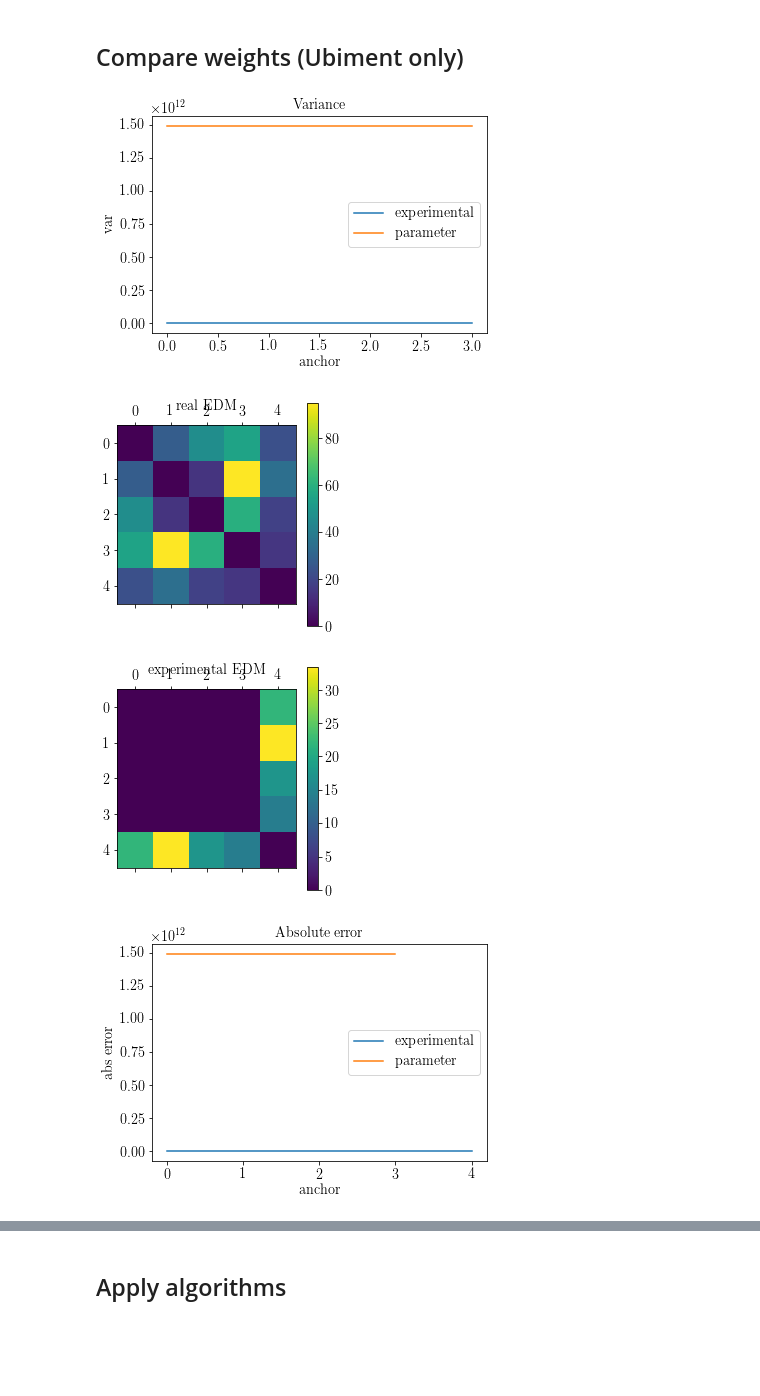
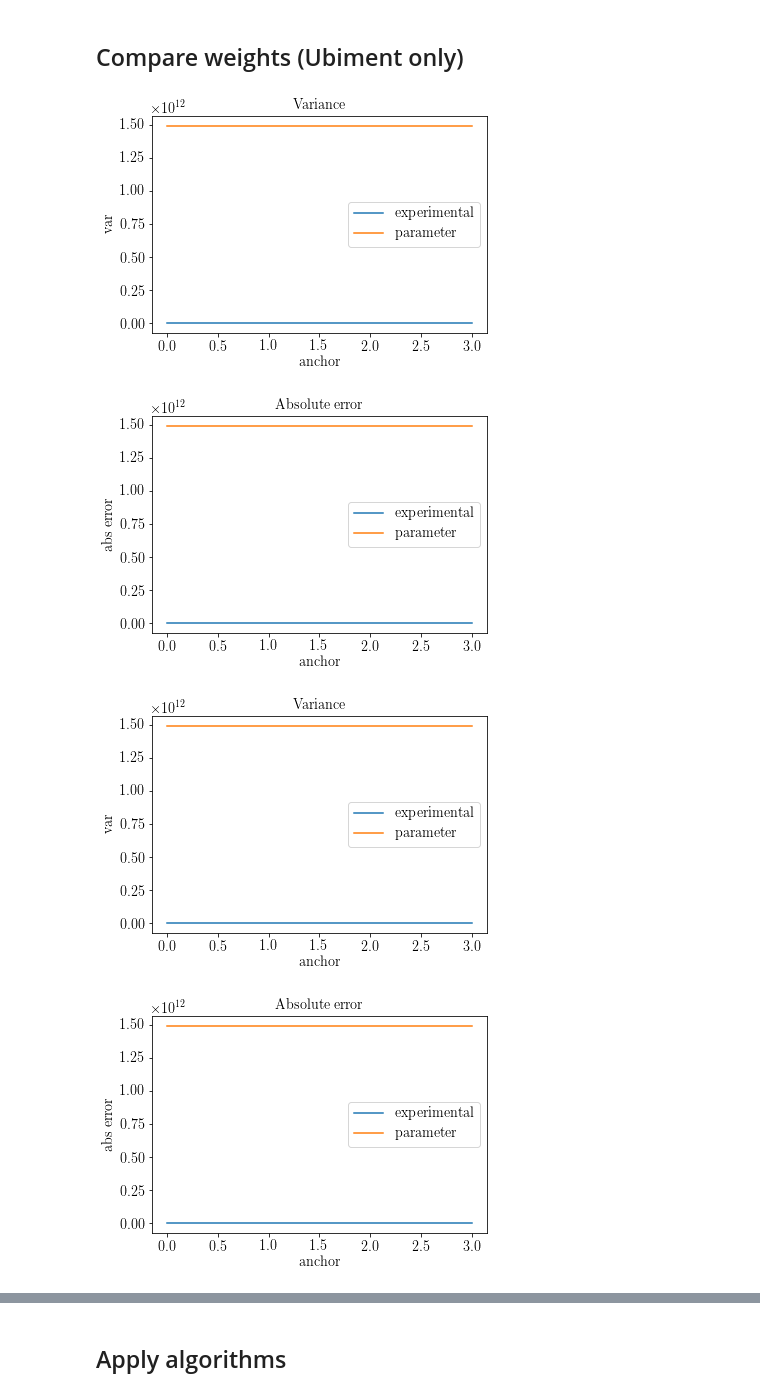
Before and after one commit to LCAV/pylocus, a Jupyter notebook: EvaluateData.ipynb, the cells around one changed output, grey strips where cells are left out. Saved outputs shown, nothing was run; the diff lists cells and outputs as text; code cells hidden in the pictures; blank space fills up the shorter version.

```diff
--- a/EvaluateData.ipynb
+++ b/EvaluateData.ipynb
@@ -69,24 +12,24 @@ for i in range(n_positions):
 # %%
 import plots_cti as plots
-from experiments import read_experimental_data
-from experiments import N_POSITIONS
+from experiments import read_experimental_data,N_POSITIONS
 
+tool = 'Pozyx'
+#tool = 'Ubiment'
 april_tag_id = 333
 pozyx_tag_id = 28486
 
-# Pozyx
-path = 'data/Pozyx/Static/'
-name = 'pozyx_data_P{}.csv'
-runs = [0]
-tag_ids = [pozyx_tag_id]
-weighted = False
-
-# Ubiment
-#path = 'data/Ubiment/Static/'
-#name = 'data_P{}_{}.csv'
-#runs = [1,2]
-#tag_ids = [april_tag_id, pozyx_tag_id]
-#weighted = True
+if tool == 'Pozyx':
+    path = 'data/Pozyx/Static/'
+    name = 'pozyx_data_P{}.csv'
+    runs = [0]
+    tag_ids = [pozyx_tag_id]
+    weighted = False
+elif tool == 'Ubiment':
+    path = 'data/Ubiment/Static/'
+    name = 'data_P{}_{}.csv'
+    runs = [1,2]
+    tag_ids = [april_tag_id, pozyx_tag_id]
+    weighted = True
 
 results, anchors = read_experimental_data(path, name, runs, tag_ids, weighted)
 # %% [output]
@@ -97,35 +40,33 @@ results, anchors = read_experimental_data(path, name, runs, tag_ids, weighted)
 # %%
 from point_configuration import HeterogenousConfiguration, PointConfiguration, dm_from_edm, create_from_points, edm_from_dm
 from plots_cti import plot_matrix
 index = -1
 for result in results:
     var_exp = [np.var(d) for d in result.distances]
     var = np.delete(result.var_avg[index,:],index)
     plt.plot(var_exp, label='experimental')
     plt.plot(var, label='parameter')
     plt.title('Variance')
     plt.xlabel('anchor')
     plt.ylabel('var')
     plt.legend(loc='best')
     plt.show()
 
     real_points = np.r_[anchors,result.real.reshape((1,-1))]
     porig = create_from_points(real_points, HeterogenousConfiguration)
-    abs_error_exp = np.abs(result.edm_avg[index,:] - porig.edm[index,:])
+    abs_error_exp = np.sqrt(np.abs(result.edm_avg[index,:] - porig.edm[index,:]))
+    abs_error_exp[result.edm_avg[index,:]==0] = np.nan
     abs_error = np.delete(result.abs_error_avg[index,:],index)
-
-    plot_matrix(porig.edm, 'real EDM')
-    plot_matrix(result.edm_avg,'experimental EDM')
 
     plt.plot(abs_error_exp, label='experimental')
     plt.plot(abs_error, label='parameter')
     plt.title('Absolute error')
     plt.xlabel('anchor')
     plt.ylabel('abs error')
     plt.legend(loc='best')
     plt.show()
 # %% [output]
 [figure]
-[figure, old version]
+[figure, new version]
-[figure, old version]
+[figure, new version]
-[figure, old version]
+[figure, new version]
```
Also changed, not shown: parts of 6 cells of this notebook, 1 other file.
